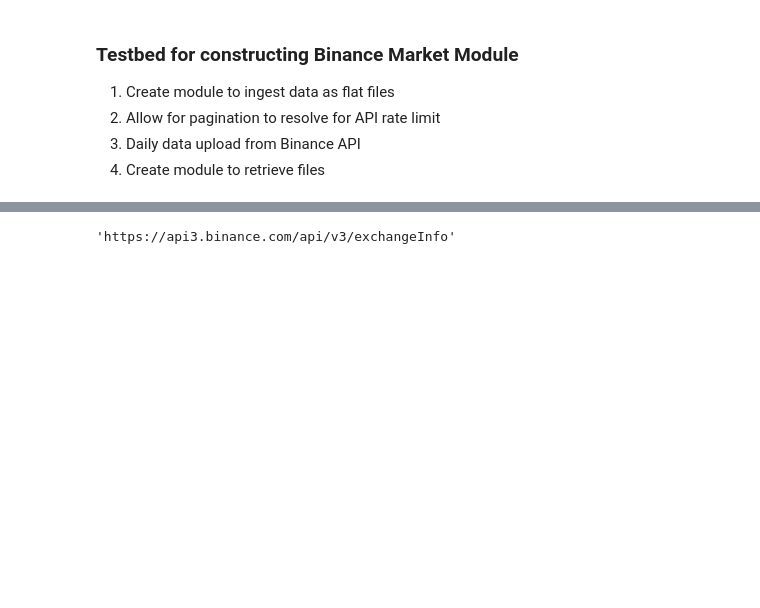
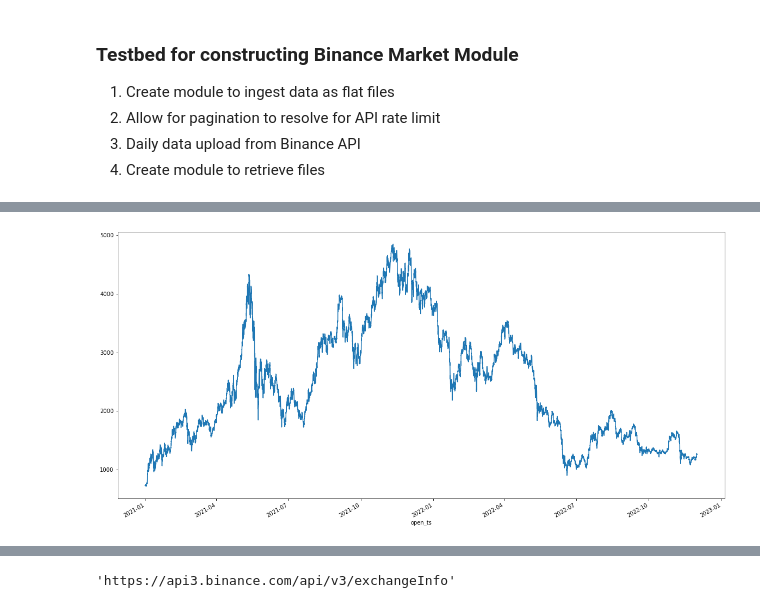
Before and after one commit to kahhongt/QRModules, a Jupyter notebook: Testbed.ipynb, the cells around one changed output, grey strips where cells are left out. Cells and saved outputs as stored; diff of their text form; code cells hidden in the pictures; blank space fills up the shorter version.

```diff
--- a/Testbed.ipynb
+++ b/Testbed.ipynb
@@ -154,0 +247,5 @@ df.tail()
+# %%
+df.set_index('open_ts')['open'].plot(figsize=(20, 10))
+plt.show()
+# %% [output]
+[figure, added]
```
Also changed, not shown: parts of 10 cells of this notebook.
